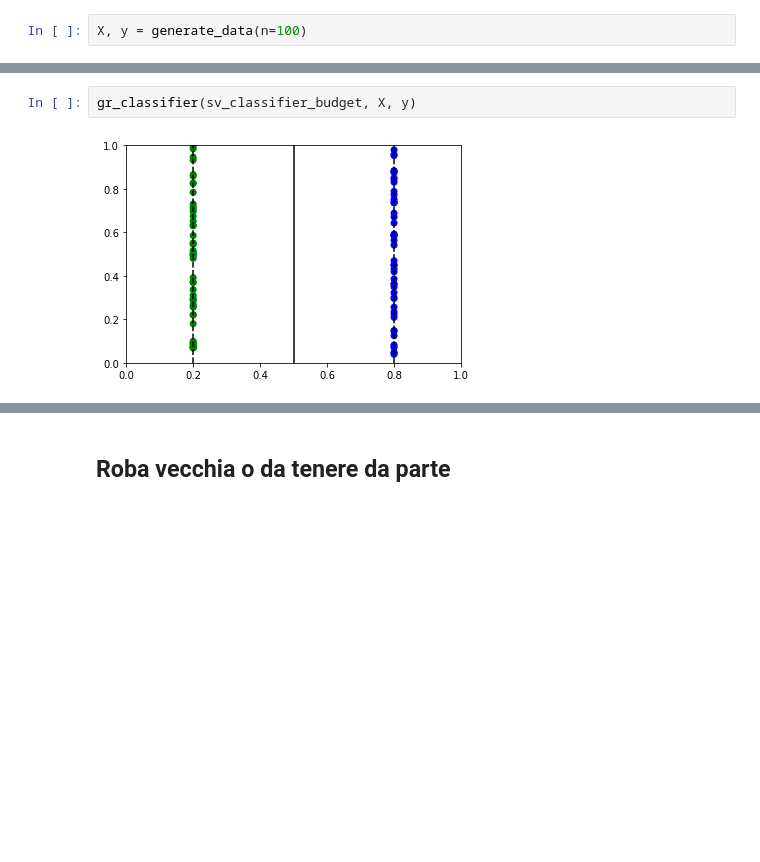
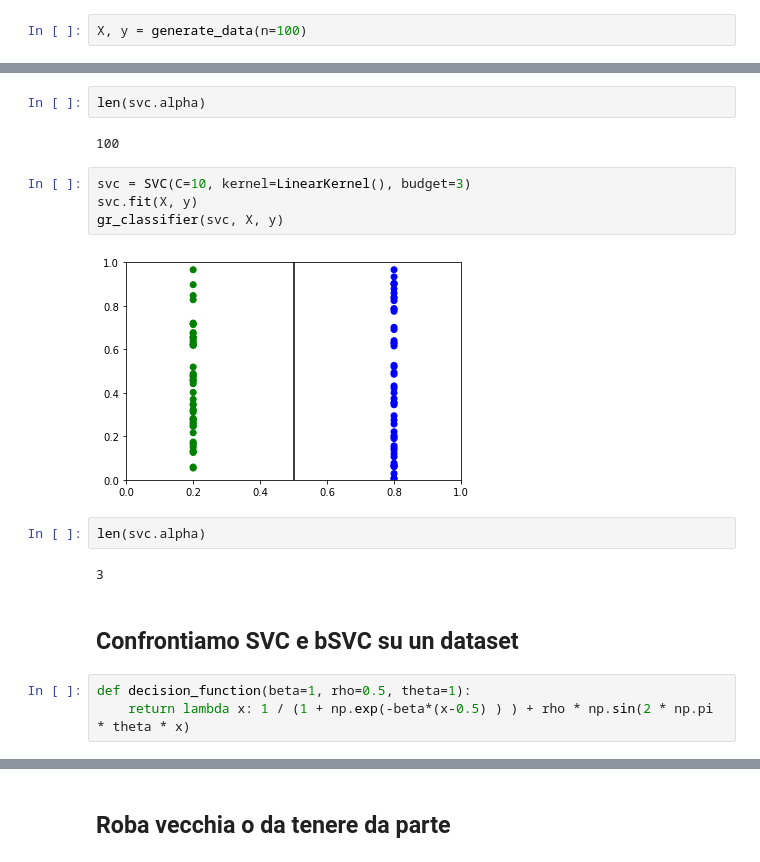
Before and after one commit to dariomalchiodi/budget-svm, a Jupyter notebook: svm-budget.ipynb, the cells around one changed output, grey strips where cells are left out. Saved outputs shown, nothing was run; the diff lists cells and outputs as text; blank space fills up the shorter version.

```diff
--- a/svm-budget.ipynb
+++ b/svm-budget.ipynb
@@ -300,4 +266,19 @@ sv_classifier_budget = get_sv_classifier(X, y, sol_budget, C, k)
-# %%
-gr_classifier(sv_classifier_budget, X, y)
-# %% [output]
-[figure, removed]
+# %%
+len(svc.alpha)
+# %% [output]
+100
+# %%
+svc = SVC(C=10, kernel=LinearKernel(), budget=3)
+svc.fit(X, y)
+gr_classifier(svc, X, y)
+# %% [output]
+[figure, added]
+# %%
+len(svc.alpha)
+# %% [output]
+3
+# %% [markdown]
+## Confrontiamo SVC e bSVC su un dataset
+# %%
+def decision_function(beta=1, rho=0.5, theta=1):
+    return lambda x: 1 / (1 + np.exp(-beta*(x-0.5) ) ) + rho * np.sin(2 * np.pi * theta * x)
```
Also changed, not shown: parts of 42 cells of this notebook, 4 other files.
